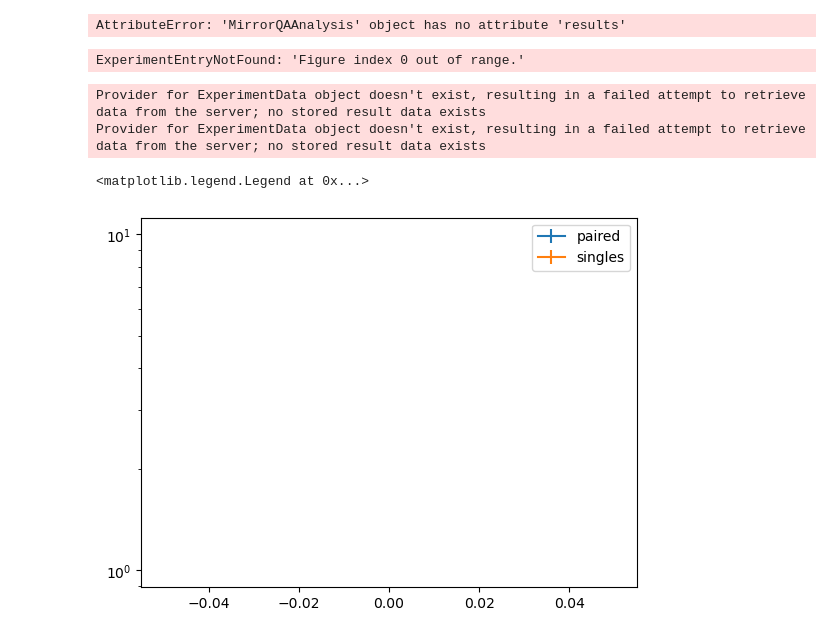
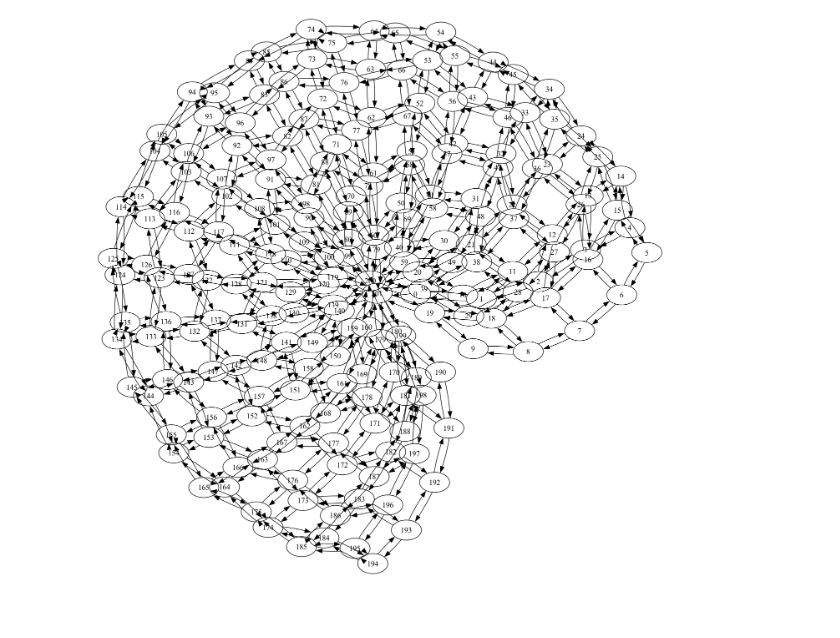
Before and after one commit to moth-quantum/qiskit-device-benchmarking, a Jupyter notebook: mirror_qa_topo.ipynb, the cells around one changed output. Saved outputs shown, nothing was run; the diff lists cells and outputs as text; code cells hidden in the pictures; blank space fills up the shorter version.

```diff
--- a/mirror_qa_topo.ipynb
+++ b/mirror_qa_topo.ipynb
@@ -309,8 +0,0 @@ Artifacts: 0
-# %%
-print(exp.analysis.results)
-# %% [output]
-AttributeError: 'MirrorQAAnalysis' object has no attribute 'results'
-# %%
-analysis.figure(0)
-# %% [output]
-ExperimentEntryNotFound: 'Figure index 0 out of range.'
@@ -321,25 +0,0 @@ qa = QuantumAwesomeness(exp.backend.coupling_map)
-# %%
-mi = qa.mutual_info(rb_data.data())
-
-mmi = qa.mean_mutual_info(rb_data.data(), exp._pairs)
-
-ys = [[[] for _ in range(6)] for _ in range(2)]
-yerrs = [[], []]
-
-for p, pairtype in enumerate(["paired", "singles"]):
-    for j, m in enumerate(mmi[pairtype]):
-        if m is not np.nan:
-            ys[p][j % 6].append(m)
-    for j in range(6):
-        yerrs[p].append(np.std(ys[p][j]))
-        ys[p][j] = np.mean(ys[p][j])
-
-plt.errorbar(lengths, ys[0], yerr=yerrs[0], label="paired")
-plt.errorbar(lengths, ys[1], yerr=yerrs[1], label="singles")
-plt.yscale("log")
-plt.legend()
-# %% [output]
-Provider for ExperimentData object doesn't exist, resulting in a failed attempt to retrieve data from the server; no stored result data exists
-Provider for ExperimentData object doesn't exist, resulting in a failed attempt to retrieve data from the server; no stored result data exists
-<matplotlib.legend.Legend at 0x...>
-[figure, removed]
@@ -345,0 +18,16 @@ Provider for ExperimentData object doesn't exist, resulting in a failed attempt
+# %%
+# Define parameters for the simulated backend
+num_qubits = 16
+basis_gates = ["id", "h", "x", "y", "z", "rz", "cx"]
+p2 = 1e-2  # 2-qubit gate error probability
+p1 = p2 / 10  # 1-qubit gate error probability
+rz_angle = np.pi / 2  # Match initial_entangling_angle
+
+shots = 1000  # 10000
+lengths = [2] + [4, 10, 20, 50]  # ,100
+num_samples = 20
+
+cmap = TopoUtil.makeCouple(4, 4, 2, 'ibm')
+TopoUtil.checkCouple(cmap)
+# %% [output]
+[figure, added]
```
Also changed, not shown: parts of 20 cells of this notebook, 4 other files.
